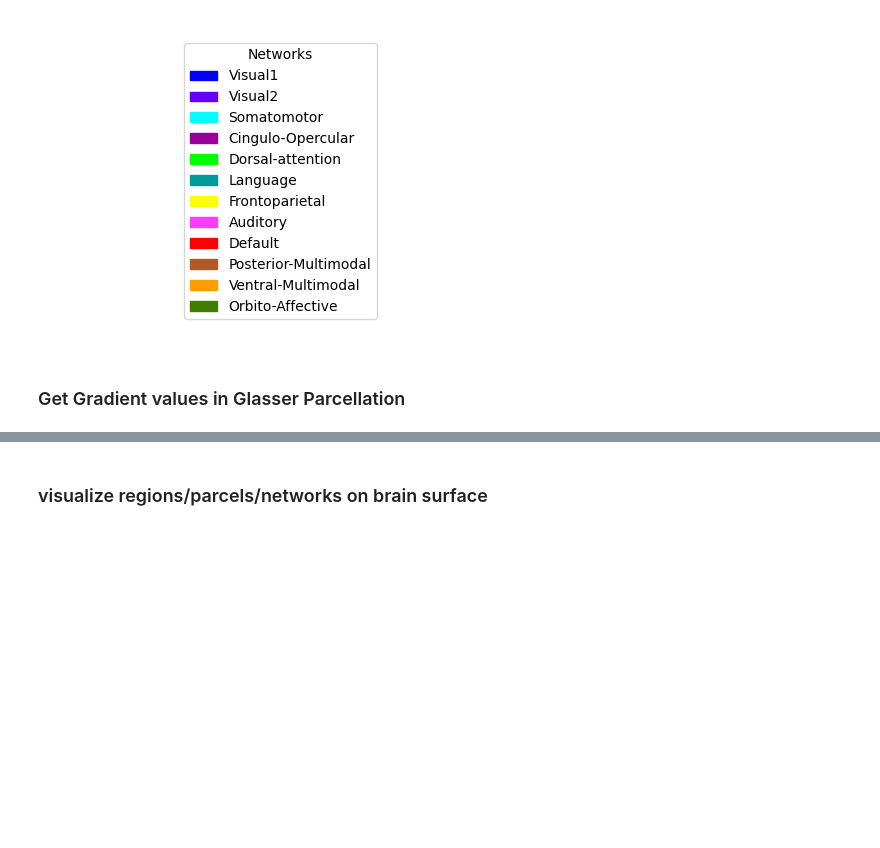
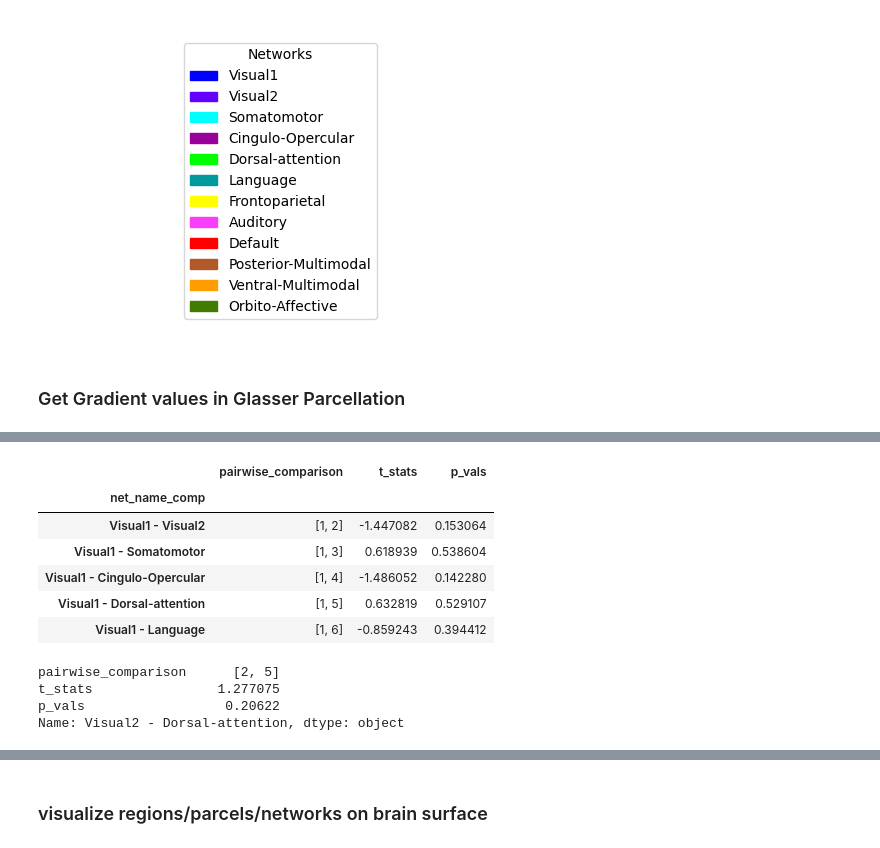
Before and after one commit to mrenke/numrisk, a Jupyter notebook: numrisk/fmri_analysis/gradients/networkDispersion_01.ipynb, the cells around one changed output, grey strips where cells are left out. Saved outputs shown, nothing was run; the diff lists cells and outputs as text; code cells hidden in the pictures; blank space fills up the shorter version.

```diff
--- a/numrisk/fmri_analysis/gradients/networkDispersion_01.ipynb
+++ b/numrisk/fmri_analysis/gradients/networkDispersion_01.ipynb
@@ -219,0 +240,18 @@ array([0.85132387, 0.0672961 , 0.29970624, 0.04295781, 0.2299555 ,
+# %%
+df = pd.DataFrame(BN_dispersions).set_index('net_name_comp') # n_rows = 1 + 2 + .....(N-1) & N=12
+df.head()
+# %% [output]
+|  | pairwise_comparison | t_stats | p_vals |
+| net_name_comp |  |  |  |
+| Visual1 - Visual2 | [1, 2] | -1.447082 | 0.153064 |
+| Visual1 - Somatomotor | [1, 3] | 0.618939 | 0.538604 |
+| Visual1 - Cingulo-Opercular | [1, 4] | -1.486052 | 0.142280 |
+| Visual1 - Dorsal-attention | [1, 5] | 0.632819 | 0.529107 |
+| Visual1 - Language | [1, 6] | -0.859243 | 0.394412 |
+# %%
+df.loc['Visual2 - Dorsal-attention']
+# %% [output]
+pairwise_comparison      [2, 5]
+t_stats                1.277075
+p_vals                  0.20622
+Name: Visual2 - Dorsal-attention, dtype: object
```
Also changed, not shown: parts of 11 cells of this notebook, 16 other files.
